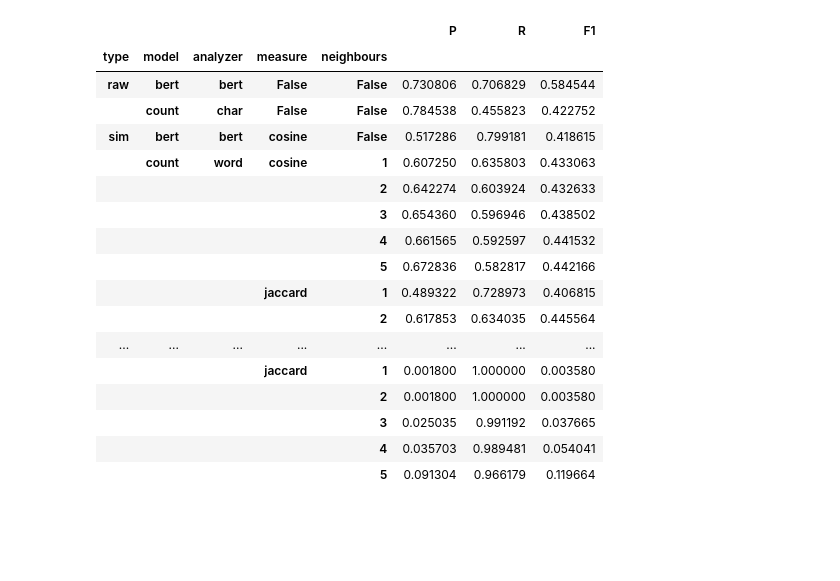
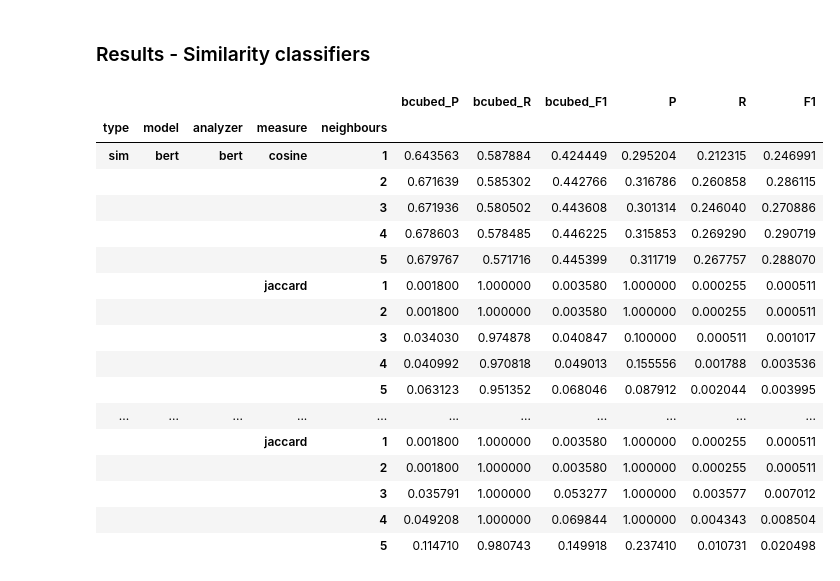
Before and after one commit to stewiemcbacon/thesis-document-splitting, a Jupyter notebook: notebooks/results2.ipynb, the cells around one changed output. Drawn from its saved outputs; the diff is of its cells as text; code cells hidden in the pictures; blank space fills up the shorter version.

```diff
--- a/notebooks/results2.ipynb
+++ b/notebooks/results2.ipynb
@@ -3,13 +5,12 @@ import pandas as pd
 # %%
-### Raw classifiers
-count_char_raw = pd.read_csv('results/count_char_raw.csv', index_col=0)
+bert_raw_neighbours = pd.read_csv('results/bert_raw_neighbours.csv',index_col = 0)
 count_word_raw = pd.read_csv('results/count_word_raw.csv',index_col = 0)
-tfidf_char_raw = pd.read_csv('results/tfidf_char_raw.csv',index_col = 0)
-tfidf_word_raw = pd.read_csv('results/tfidf_word_raw.csv',index_col = 0)
+tfidf_word_raw = pd.read_csv('results/tfidf_word_raw.csv', index_col=0)
 
-bert_raw = pd.read_csv('results/bert_raw.csv',index_col = 0)
+bert_sims = pd.read_csv('results/bert_sims.csv',index_col = 0)
+count_word_sims = pd.read_csv('results/count_word_sims.csv',index_col = 0)
+count_char_sims = pd.read_csv('results/count_char_sims.csv',index_col = 0)
+tfidf_word_sims = pd.read_csv('results/tfidf_word_sims.csv',index_col = 0)
+tfidf_char_sims = pd.read_csv('results/tfidf_char_sims.csv',index_col = 0)
 
-### Similarity classifiers
-bert_sims = pd.read_csv('results/bert_sims.csv',index_col=0)
-count_word_sims = pd.read_csv('results/count_word_sims.csv', index_col=0)
-tfidf_word_sims = pd.read_csv('results/tfidf_word_sims.csv', index_col=0)
+pd.set_option('display.max_rows', None)
@@ -16,21 +64,24 @@ tfidf_word_sims = pd.read_csv('results/tfidf_word_sims.csv', index_col=0)
+# %% [markdown]
+### Results - Similarity classifiers
 # %%
-count_word_sims[count_word_sims['ngram_range'].isin(['(1, 1)','(1, 2)','(1, 3)'])].append(bert_sims).append(count_char_raw).append(bert_raw).append(tfidf_word_sims).groupby(['type','model','analyzer','measure','neighbours']).mean()[['P','R','F1']]
+sim_df = count_word_sims[count_word_sims['ngram_range'].isin(['(1, 1)','(1, 2)','(1, 3)'])].append(count_char_sims).append(tfidf_word_sims).append(tfidf_char_sims).append(bert_sims).groupby(['type','model','analyzer','measure','neighbours']).max()[['bcubed_P','bcubed_R','bcubed_F1','P','R','F1']]
+sim_df
 # %% [output]
-|  |  |  |  |  | P | R | F1 |
-| type | model | analyzer | measure | neighbours |  |  |  |
-| raw | bert | bert | False | False | 0.730806 | 0.706829 | 0.584544 |
-|  | count | char | False | False | 0.784538 | 0.455823 | 0.422752 |
-| sim | bert | bert | cosine | False | 0.517286 | 0.799181 | 0.418615 |
-|  | count | word | cosine | 1 | 0.607250 | 0.635803 | 0.433063 |
-|  |  |  |  | 2 | 0.642274 | 0.603924 | 0.432633 |
-|  |  |  |  | 3 | 0.654360 | 0.596946 | 0.438502 |
-|  |  |  |  | 4 | 0.661565 | 0.592597 | 0.441532 |
-|  |  |  |  | 5 | 0.672836 | 0.582817 | 0.442166 |
-|  |  |  | jaccard | 1 | 0.489322 | 0.728973 | 0.406815 |
-|  |  |  |  | 2 | 0.617853 | 0.634035 | 0.445564 |
-| ... | ... | ... | ... | ... | ... | ... | ... |
-|  |  |  | jaccard | 1 | 0.001800 | 1.000000 | 0.003580 |
-|  |  |  |  | 2 | 0.001800 | 1.000000 | 0.003580 |
-|  |  |  |  | 3 | 0.025035 | 0.991192 | 0.037665 |
-|  |  |  |  | 4 | 0.035703 | 0.989481 | 0.054041 |
-|  |  |  |  | 5 | 0.091304 | 0.966179 | 0.119664 |
+|  |  |  |  |  | bcubed_P | bcubed_R | bcubed_F1 | P | R | F1 |
+| type | model | analyzer | measure | neighbours |  |  |  |  |  |  |
+| sim | bert | bert | cosine | 1 | 0.643563 | 0.587884 | 0.424449 | 0.295204 | 0.212315 | 0.246991 |
+|  |  |  |  | 2 | 0.671639 | 0.585302 | 0.442766 | 0.316786 | 0.260858 | 0.286115 |
+|  |  |  |  | 3 | 0.671936 | 0.580502 | 0.443608 | 0.301314 | 0.246040 | 0.270886 |
+|  |  |  |  | 4 | 0.678603 | 0.578485 | 0.446225 | 0.315853 | 0.269290 | 0.290719 |
+|  |  |  |  | 5 | 0.679767 | 0.571716 | 0.445399 | 0.311719 | 0.267757 | 0.288070 |
+|  |  |  | jaccard | 1 | 0.001800 | 1.000000 | 0.003580 | 1.000000 | 0.000255 | 0.000511 |
+|  |  |  |  | 2 | 0.001800 | 1.000000 | 0.003580 | 1.000000 | 0.000255 | 0.000511 |
+|  |  |  |  | 3 | 0.034030 | 0.974878 | 0.040847 | 0.100000 | 0.000511 | 0.001017 |
+|  |  |  |  | 4 | 0.040992 | 0.970818 | 0.049013 | 0.155556 | 0.001788 | 0.003536 |
+|  |  |  |  | 5 | 0.063123 | 0.951352 | 0.068046 | 0.087912 | 0.002044 | 0.003995 |
+| ... | ... | ... | ... | ... | ... | ... | ... | ... | ... | ... |
+|  |  |  | jaccard | 1 | 0.001800 | 1.000000 | 0.003580 | 1.000000 | 0.000255 | 0.000511 |
+|  |  |  |  | 2 | 0.001800 | 1.000000 | 0.003580 | 1.000000 | 0.000255 | 0.000511 |
+|  |  |  |  | 3 | 0.035791 | 1.000000 | 0.053277 | 1.000000 | 0.003577 | 0.007012 |
+|  |  |  |  | 4 | 0.049208 | 1.000000 | 0.069844 | 1.000000 | 0.004343 | 0.008504 |
+|  |  |  |  | 5 | 0.114710 | 0.980743 | 0.149918 | 0.237410 | 0.010731 | 0.020498 |
```
Also changed, not shown: parts of 10 cells of this notebook.
